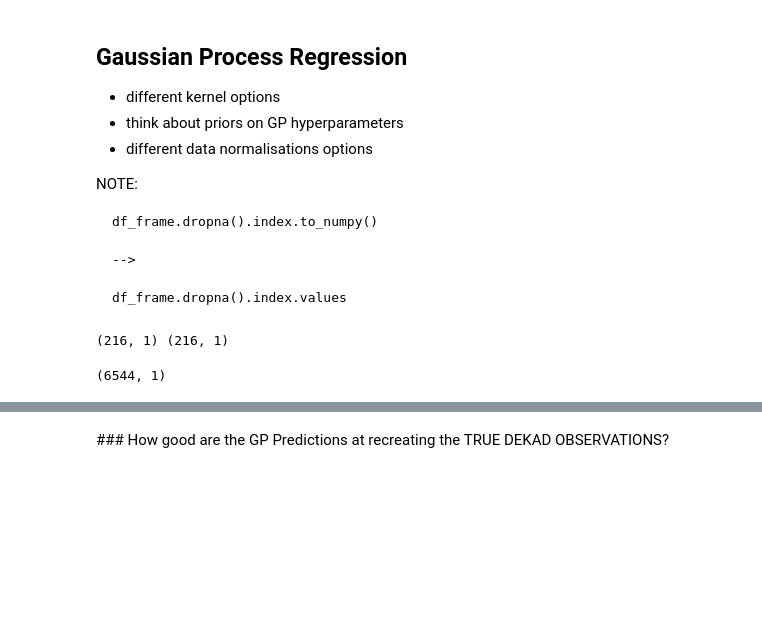
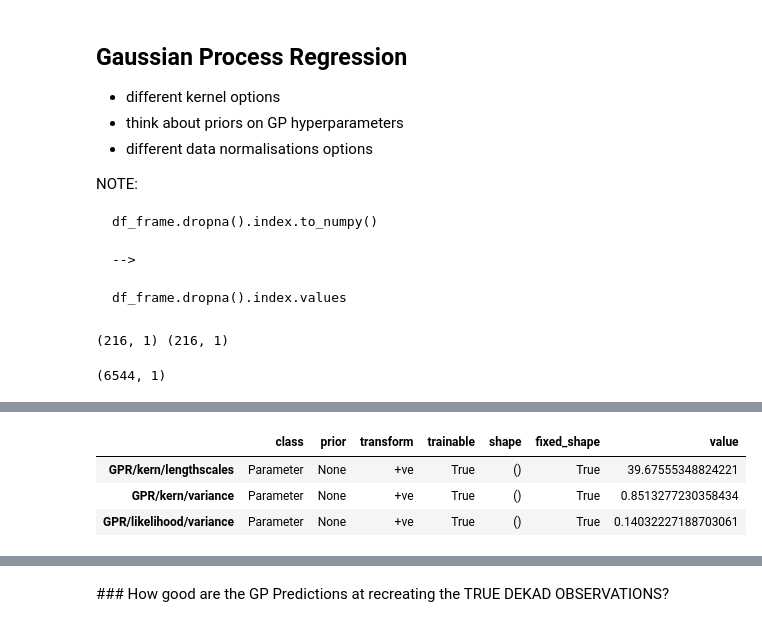
Before and after one commit to tommylees112/gp_drought, a Jupyter notebook: notebooks/01_tl_GP_play.ipynb, the cells around one changed output, grey strips where cells are left out. Saved outputs shown, nothing was run; the diff lists cells and outputs as text; code cells hidden in the pictures; blank space fills up the shorter version.

```diff
--- a/notebooks/01_tl_GP_play.ipynb
+++ b/notebooks/01_tl_GP_play.ipynb
@@ -581,0 +555,7 @@ plot_gp(rescaled_mean,rescaled_var, title="(RBF Kernel)");
+# %%
+model
+# %% [output]
+|  | class | prior | transform | trainable | shape | fixed_shape | value |
+| GPR/kern/lengthscales | Parameter | None | +ve | True | () | True | 39.67555348824221 |
+| GPR/kern/variance | Parameter | None | +ve | True | () | True | 0.8513277230358434 |
+| GPR/likelihood/variance | Parameter | None | +ve | True | () | True | 0.14032227188703061 |
```
Also changed, not shown: parts of 15 cells of this notebook.
